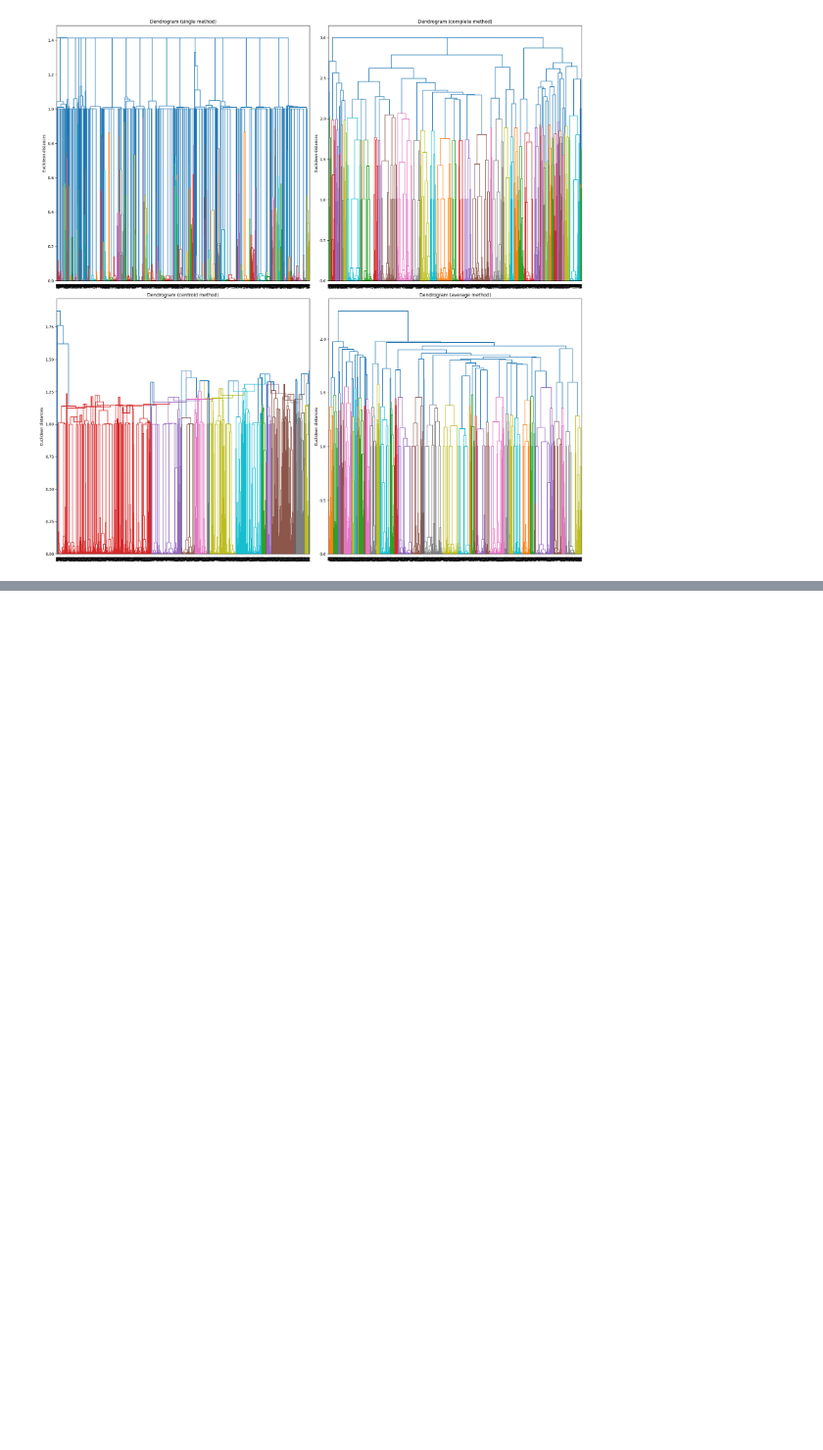
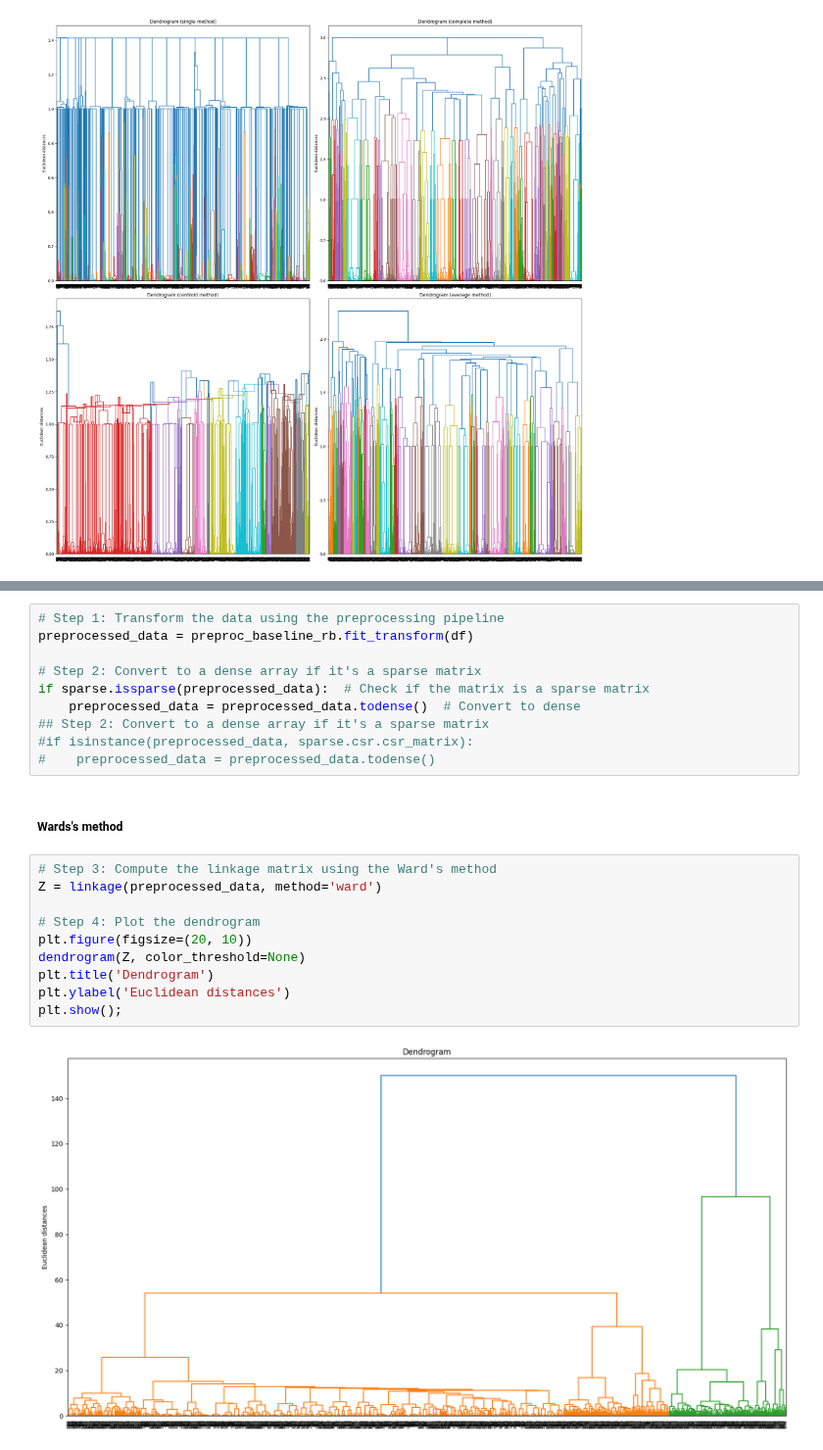
Before and after one commit to franziskasteger/game-of-thrones-survival, a Jupyter notebook: notebooks/clustering_kmeans_carmen.ipynb, the cells around one changed output, grey strips where cells are left out. Shown at 98% size. Saved outputs shown, nothing was run; the diff lists cells and outputs as text; blank space fills up the shorter version.

```diff
--- a/notebooks/clustering_kmeans_carmen.ipynb
+++ b/notebooks/clustering_kmeans_carmen.ipynb
@@ -344,0 +423,24 @@ sns.heatmap(df.select_dtypes(exclude= ['object']).corr(), cmap='coolwarm');
+# %%
+# Step 1: Transform the data using the preprocessing pipeline
+preprocessed_data = preproc_baseline_rb.fit_transform(df)
+
+# Step 2: Convert to a dense array if it's a sparse matrix
+if sparse.issparse(preprocessed_data):  # Check if the matrix is a sparse matrix
+    preprocessed_data = preprocessed_data.todense()  # Convert to dense
+## Step 2: Convert to a dense array if it's a sparse matrix
+#if isinstance(preprocessed_data, sparse.csr.csr_matrix):
+#    preprocessed_data = preprocessed_data.todense()
+# %% [markdown]
+##### Wards's method
+# %%
+# Step 3: Compute the linkage matrix using the Ward's method
+Z = linkage(preprocessed_data, method='ward')
+
+# Step 4: Plot the dendrogram
+plt.figure(figsize=(20, 10))
+dendrogram(Z, color_threshold=None)
+plt.title('Dendrogram')
+plt.ylabel('Euclidean distances')
+plt.show();
+# %% [output]
+[figure, added]
```
Also changed, not shown: parts of 94 cells of this notebook, 1 other file.
